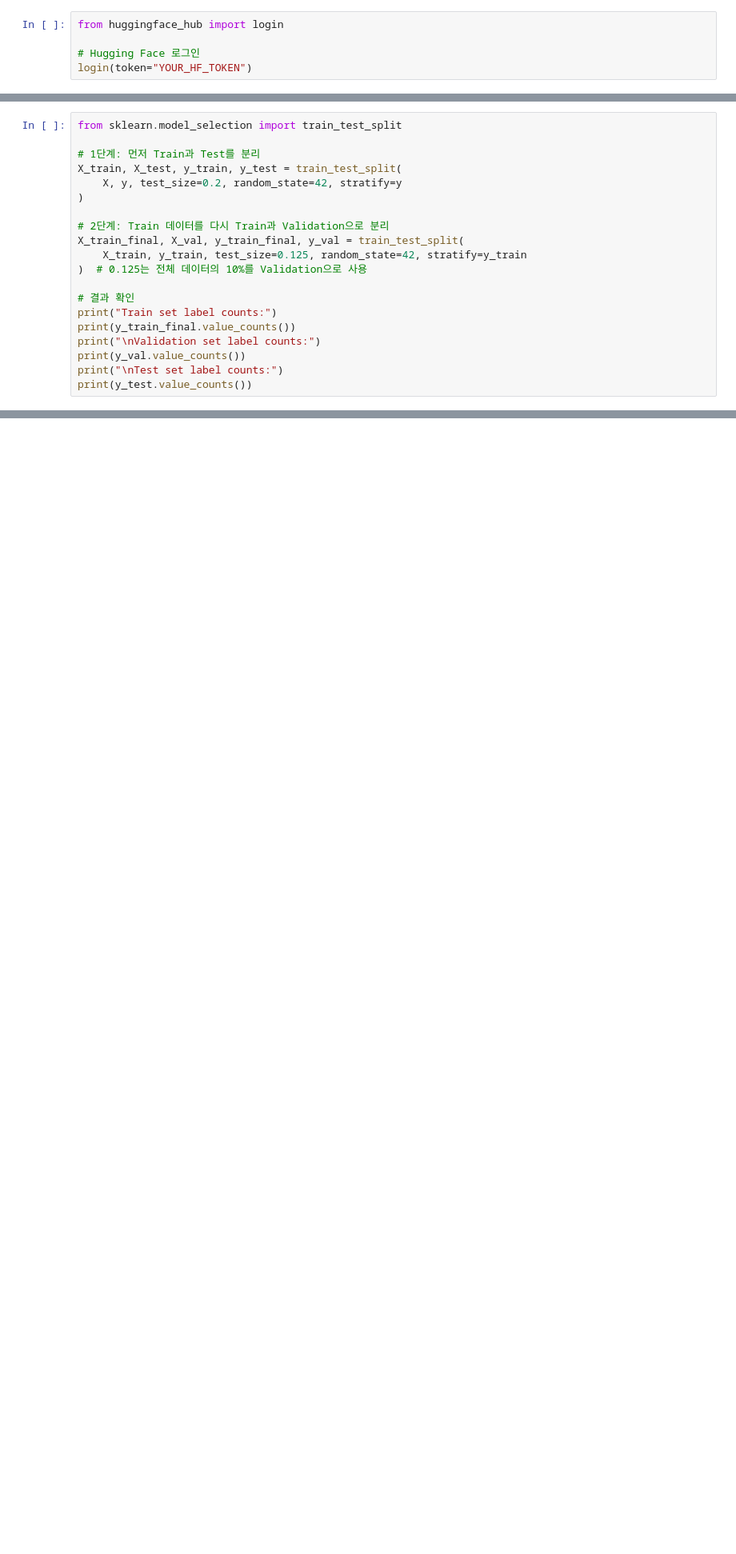
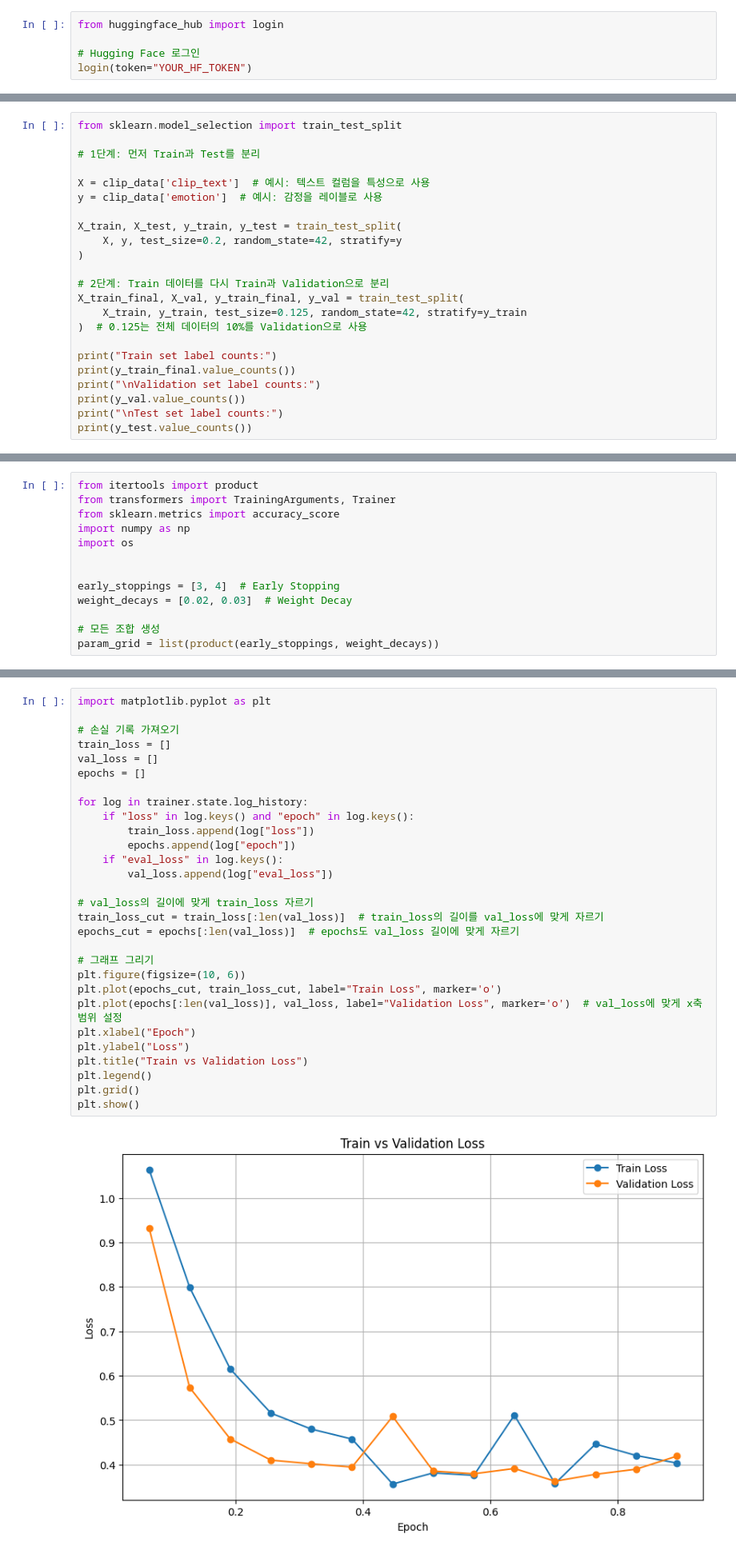
Before and after one commit to Seungyeopkang/Music-recommendations-from-images, a Jupyter notebook: image classification/tunning.ipynb, the cells around one changed output, grey strips where cells are left out. Shown at 80% size. Cells and saved outputs as stored; diff of their text form; blank space fills up the shorter version.

```diff
--- a/image classification/tunning.ipynb
+++ b/image classification/tunning.ipynb
@@ -29,6 +36,10 @@ except Exception as e:
 from sklearn.model_selection import train_test_split
 
 # 1단계: 먼저 Train과 Test를 분리
+
+X = clip_data['clip_text']  # 예시: 텍스트 컬럼을 특성으로 사용
+y = clip_data['emotion']  # 예시: 감정을 레이블로 사용
+
 X_train, X_test, y_train, y_test = train_test_split(
     X, y, test_size=0.2, random_state=42, stratify=y
 )
@@ -38,7 +49,6 @@ X_train_final, X_val, y_train_final, y_val = train_test_split(
     X_train, y_train, test_size=0.125, random_state=42, stratify=y_train
 )  # 0.125는 전체 데이터의 10%를 Validation으로 사용
 
-# 결과 확인
 print("Train set label counts:")
 print(y_train_final.value_counts())
 print("\nValidation set label counts:")
@@ -123,0 +191,13 @@ trainer.train()
+# %%
+from itertools import product
+from transformers import TrainingArguments, Trainer
+from sklearn.metrics import accuracy_score
+import numpy as np
+import os
+
+
+early_stoppings = [3, 4]  # Early Stopping
+weight_decays = [0.02, 0.03]  # Weight Decay
+
+# 모든 조합 생성
+param_grid = list(product(early_stoppings, weight_decays))
@@ -123,0 +297,31 @@ trainer.train()
+# %%
+import matplotlib.pyplot as plt
+
+# 손실 기록 가져오기
+train_loss = []
+val_loss = []
+epochs = []
+
+for log in trainer.state.log_history:
+    if "loss" in log.keys() and "epoch" in log.keys():
+        train_loss.append(log["loss"])
+        epochs.append(log["epoch"])
+    if "eval_loss" in log.keys():
+        val_loss.append(log["eval_loss"])
+
+# val_loss의 길이에 맞게 train_loss 자르기
+train_loss_cut = train_loss[:len(val_loss)]  # train_loss의 길이를 val_loss에 맞게 자르기
+epochs_cut = epochs[:len(val_loss)]  # epochs도 val_loss 길이에 맞게 자르기
+
+# 그래프 그리기
+plt.figure(figsize=(10, 6))
+plt.plot(epochs_cut, train_loss_cut, label="Train Loss", marker='o')
+plt.plot(epochs[:len(val_loss)], val_loss, label="Validation Loss", marker='o')  # val_loss에 맞게 x축 범위 설정
+plt.xlabel("Epoch")
+plt.ylabel("Loss")
+plt.title("Train vs Validation Loss")
+plt.legend()
+plt.grid()
+plt.show()
+# %% [output]
+[figure, added]
```
Also changed, not shown: parts of 8 cells of this notebook.
